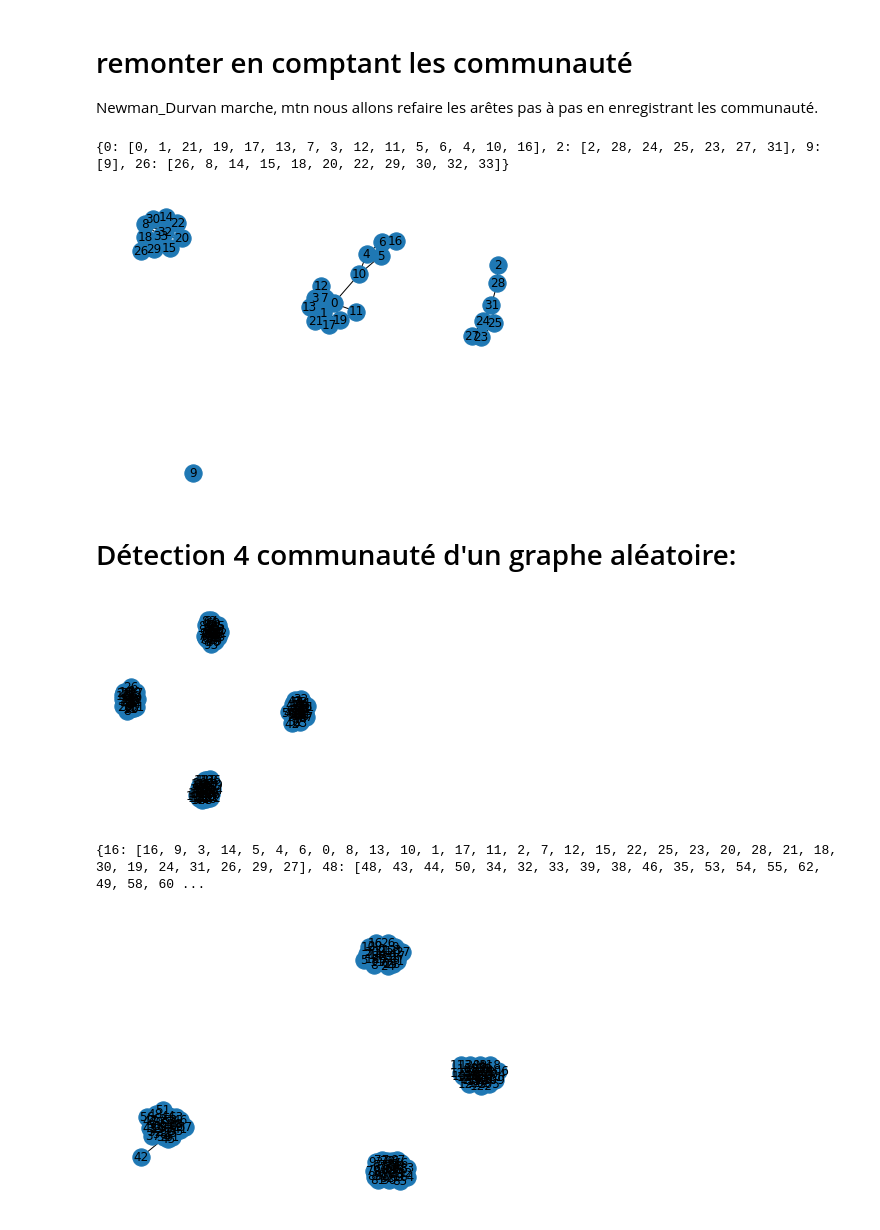
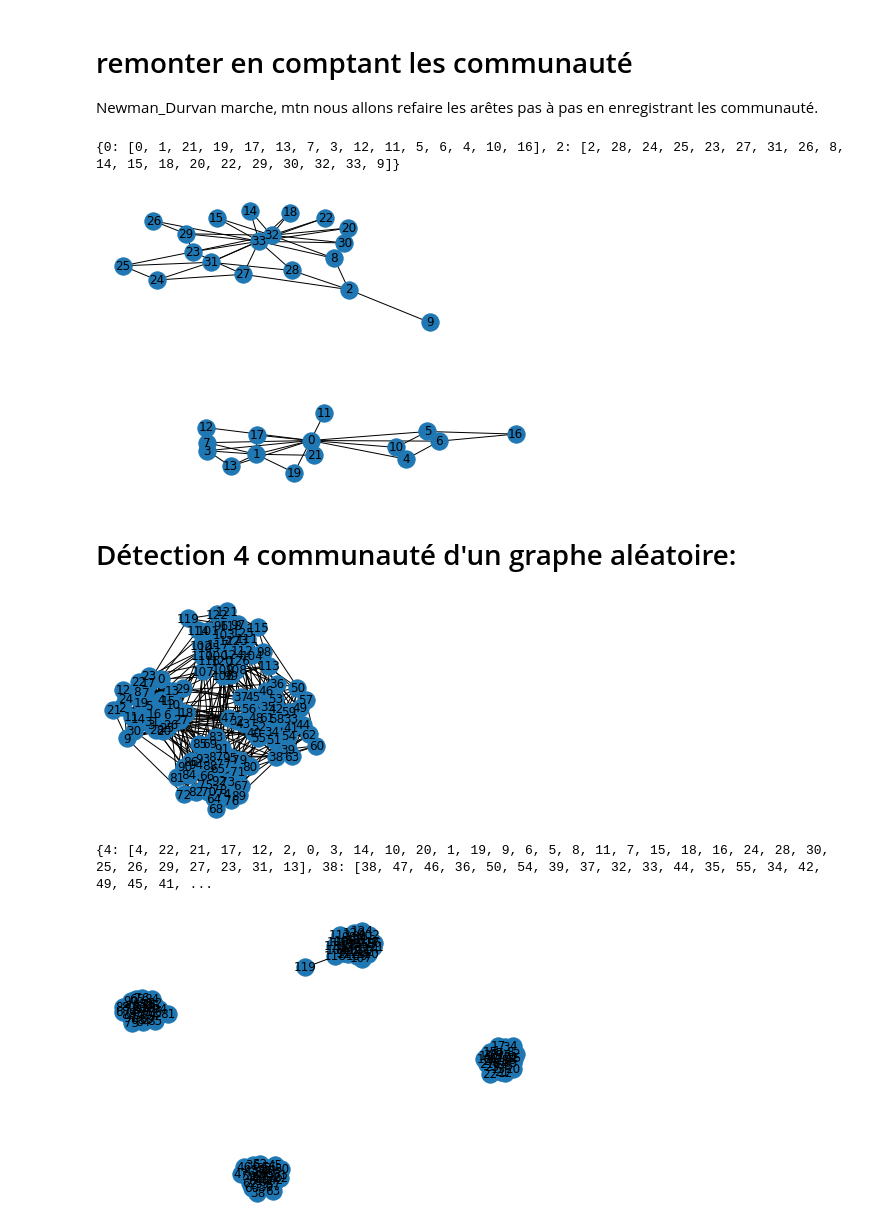
Before and after one commit to FlavLbr/Reseau_Newman_Girvan, a Jupyter notebook: newman_durvan.ipynb, the cells around one changed output. Drawn from its saved outputs; the diff is of its cells as text; code cells hidden in the pictures.

Commit message:
regard graphe aleatoire

```diff
--- a/newman_durvan.ipynb
+++ b/newman_durvan.ipynb
@@ -220,12 +220,12 @@ def communaute(nombre_com,G):
     return comm
 
 G = nx.karate_club_graph()
-resultat=communaute(4,G)
+resultat=communaute(2,G)
 print(resultat)
 nx.draw(G,with_labels=True)
 # %% [output]
-{0: [0, 1, 21, 19, 17, 13, 7, 3, 12, 11, 5, 6, 4, 10, 16], 2: [2, 28, 24, 25, 23, 27, 31], 9: [9], 26: [26, 8, 14, 15, 18, 20, 22, 29, 30, 32, 33]}
+{0: [0, 1, 21, 19, 17, 13, 7, 3, 12, 11, 5, 6, 4, 10, 16], 2: [2, 28, 24, 25, 23, 27, 31, 26, 8, 14, 15, 18, 20, 22, 29, 30, 32, 33, 9]}
-[figure, old version]
+[figure, new version]
 # %% [markdown]
 # Détection 4 communauté d'un graphe aléatoire:
 # %%
@@ -317,15 +317,15 @@ def matrice_adj(n,pin):
 
     return adj
 # %%
-G1 = nx.from_numpy_matrix(matrice_adj(128, 16/31))
+G1 = nx.from_numpy_matrix(matrice_adj(128, 0.516-0.07))
 fix, ax = plt.subplots(1, 1,figsize=(4,4))
 nx.draw(G1, with_labels=True, ax=ax)
 # %% [output]
-[figure, old version]
+[figure, new version]
 # %%
 resultat=communaute(4,G1)
 print(resultat)
 nx.draw(G1,with_labels=True)
 # %% [output]
-{16: [16, 9, 3, 14, 5, 4, 6, 0, 8, 13, 10, 1, 17, 11, 2, 7, 12, 15, 22, 25, 23, 20, 28, 21, 18, 30, 19, 24, 31, 26, 29, 27], 48: [48, 43, 44, 50, 34, 32, 33, 39, 38, 46, 35, 53, 54, 55, 62, 49, 58, 60 ...
+{4: [4, 22, 21, 17, 12, 2, 0, 3, 14, 10, 20, 1, 19, 9, 6, 5, 8, 11, 7, 15, 18, 16, 24, 28, 30, 25, 26, 29, 27, 23, 31, 13], 38: [38, 47, 46, 36, 50, 54, 39, 37, 32, 33, 44, 35, 55, 34, 42, 49, 45, 41, ...
-[figure, old version]
+[figure, new version]
```
Also changed, not shown: parts of 2 cells of this notebook.
